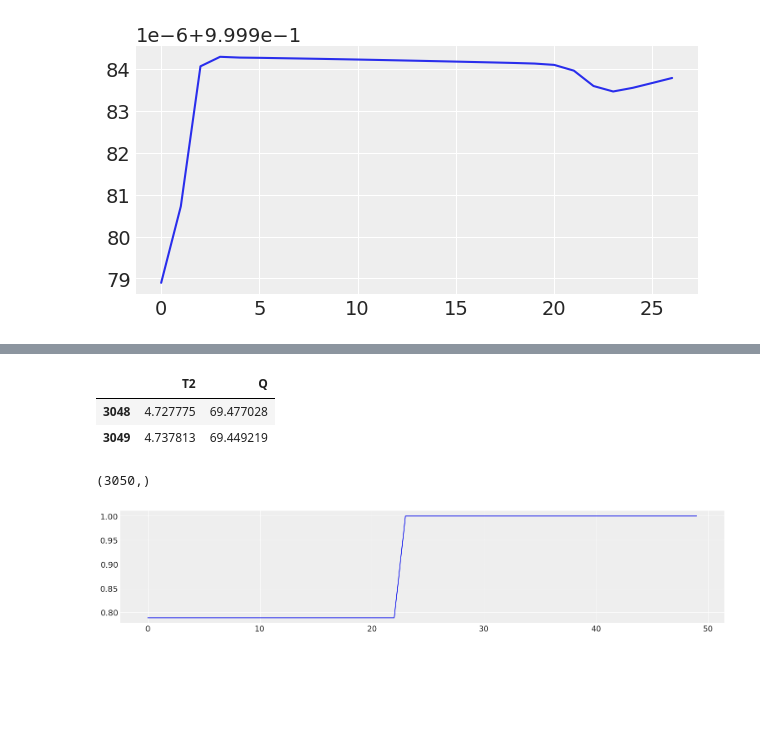
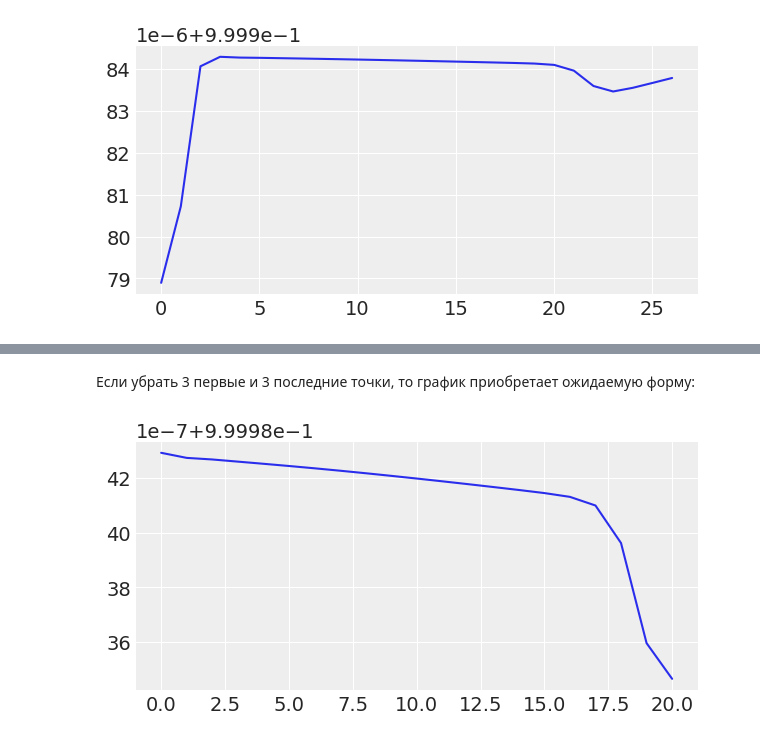
Before and after one commit to YaninaK/predictive-maintenance, a Jupyter notebook: notebooks/03_Baseline_model.ipynb, the cells around one changed output, grey strips where cells are left out. Saved outputs shown, nothing was run; the diff lists cells and outputs as text; code cells hidden in the pictures; blank space fills up the shorter version.

```diff
--- a/notebooks/03_Baseline_model.ipynb
+++ b/notebooks/03_Baseline_model.ipynb
@@ -307,8 +298,0 @@ lstm_input_output.shape
-# %%
-lstm_input_output = lstm_input_output.reshape(-1, 2)
-lstm_input_output = pd.DataFrame(lstm_input_output, columns=['T2', 'Q'])
-lstm_input_output.tail(2)
-# %% [output]
-|  | T2 | Q |
-| 3048 | 4.727775 | 69.477028 |
-| 3049 | 4.737813 | 69.449219 |
@@ -320,14 +299,8 @@ bmb_model.predict(model_fitted, data=lstm_input_output)
-# %%
-good_posterior = az.extract(model_fitted)['good_mean']
-y_pred = good_posterior.to_numpy().mean(axis=1)
-y_pred.shape
-# %% [output]
-(3050,)
-# %%
-y = y_pred.reshape(-1, 50)
+# %% [markdown]
+Если убрать 3 первые и 3 последние точки, то график приобретает ожидаемую форму:
 # %%
 i = -1
-plt.figure(figsize=(15, 3))
-plt.plot(y[i, :]);
+plt.figure(figsize=(6, 3))
+plt.plot(y[i, 3:-3]);
 # %% [output]
-[figure, old version]
+[figure, new version]
```
Also changed, not shown: parts of 9 cells of this notebook.
